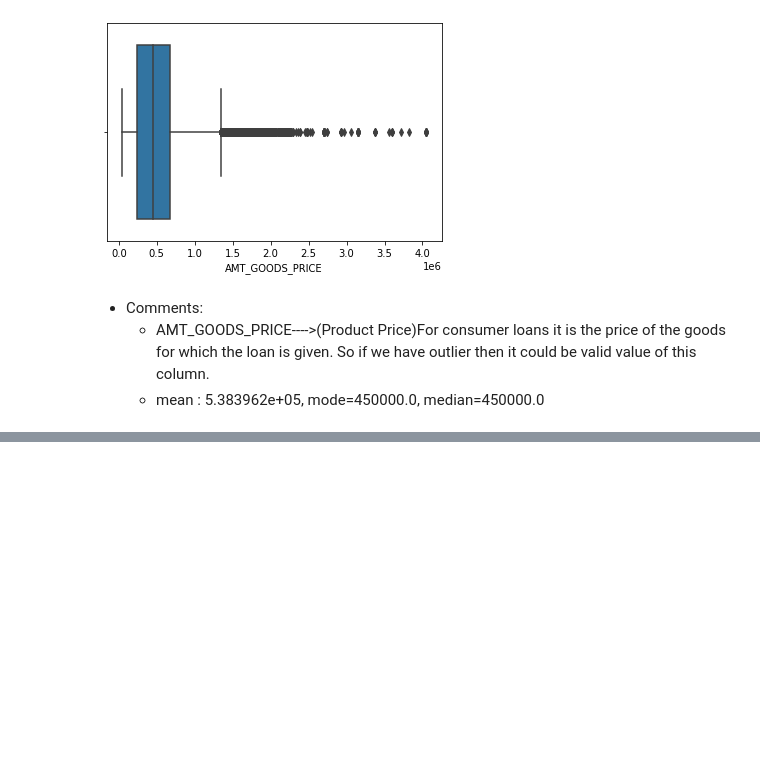
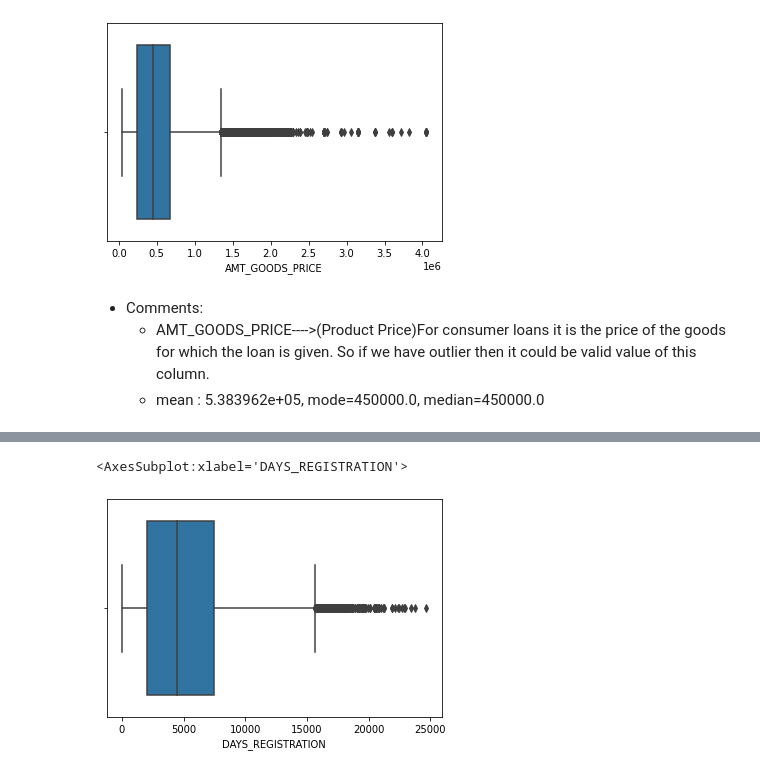
Before and after one commit to ameyabits/UPGrad, a Jupyter notebook: CaseStudy/Bank Loan Case Study/Notebooks/ApplicationData.ipynb, the cells around one changed output, grey strips where cells are left out. Cells and saved outputs as stored; diff of their text form; code cells hidden in the pictures; blank space fills up the shorter version.

```diff
--- a/CaseStudy/Bank Loan Case Study/Notebooks/ApplicationData.ipynb
+++ b/CaseStudy/Bank Loan Case Study/Notebooks/ApplicationData.ipynb
@@ -538,0 +606,3 @@ MODE: 450000.0
+# %%
+# replacing Unknown with the most common value i.e Married
+Bank_AppData_DF['NAME_FAMILY_STATUS'].replace('Unknown',Bank_AppData_DF['NAME_FAMILY_STATUS'].mode()[0],inplace=True)
@@ -538,0 +629,3 @@ MODE: 450000.0
+# %%
+
+Bank_AppData_DF['DAYS_EMPLOYED']=Bank_AppData_DF['DAYS_EMPLOYED'].apply(lambda x: abs(x) if x<0 else x)
@@ -538,0 +648,3 @@ MODE: 450000.0
+# %%
+# Analysing years of working/experience will be easy as compare to days
+Bank_AppData_DF['YEARS_EMPLOYED']= Bank_AppData_DF['DAYS_EMPLOYED'].apply(lambda x: round(x/365))
@@ -538,0 +679,2 @@ MODE: 450000.0
+# %%
+Bank_AppData_DF['DAYS_REGISTRATION']=Bank_AppData_DF['DAYS_REGISTRATION'].apply(lambda x: abs(x) if x<0 else x)
@@ -538,0 +693,5 @@ MODE: 450000.0
+# %%
+sns.boxplot(Bank_AppData_DF['DAYS_REGISTRATION'])
+# %% [output]
+<AxesSubplot:xlabel='DAYS_REGISTRATION'>
+[figure, added]
```
Also changed, not shown: parts of 69 cells of this notebook.
